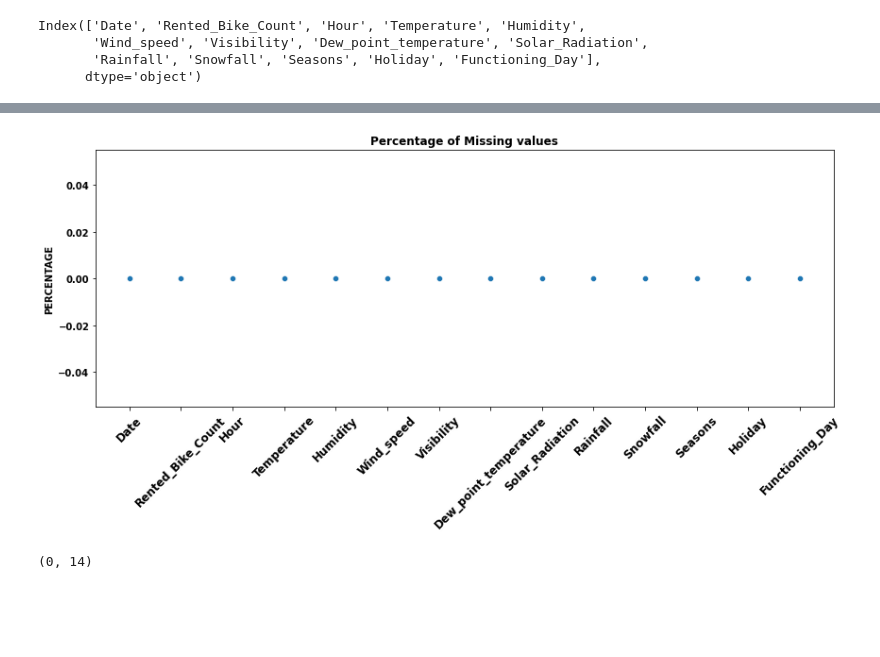
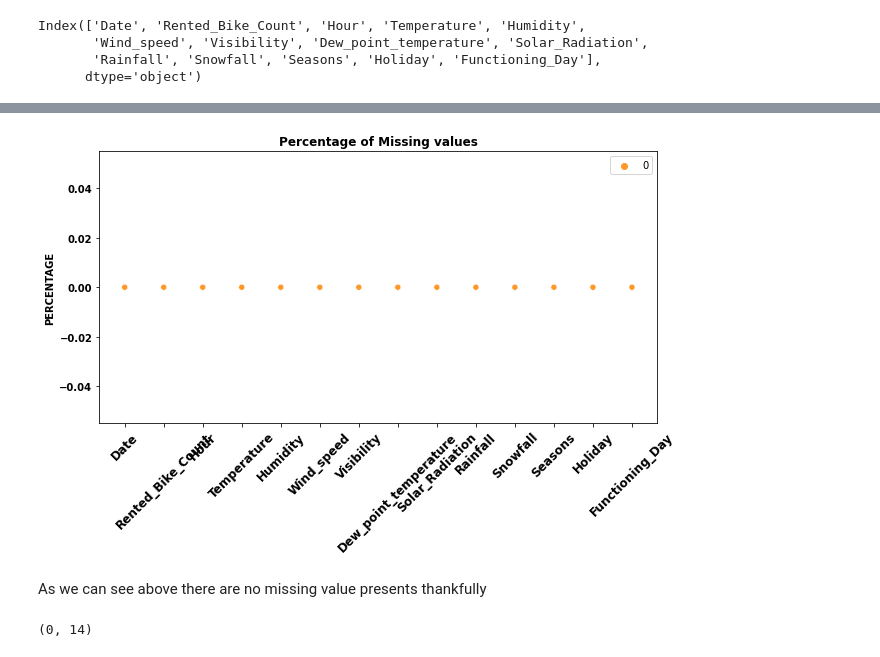
Before and after one commit to ShivaniThakur-19/Bike-Sharing-Demand-Prediction-Capstone-I, a Jupyter notebook: Bike_Sharing_Demand_Prediction_Capstone_Project.ipynb, the cells around one changed output, grey strips where cells are left out. Drawn from its saved outputs; the diff is of its cells as text; code cells hidden in the pictures; blank space fills up the shorter version.

```diff
--- a/Bike_Sharing_Demand_Prediction_Capstone_Project.ipynb
+++ b/Bike_Sharing_Demand_Prediction_Capstone_Project.ipynb
@@ -233,16 +251,17 @@ Index(['Date', 'Rented_Bike_Count', 'Hour', 'Temperature', 'Humidity',
 # %%
-# plot the scatterplot tp show missing values
-
+# plot the scatterplot to show missing values
 missing_values = pd.DataFrame((df.isna().sum()) * 100 / df.shape[0]).reset_index( )
-plt.figure(figsize = (14,5))
-ax = sns.scatterplot(df.columns , 0)
+plt.figure(figsize = (10,5))
+ax = sns.scatterplot(df.columns,0,hue=0, palette="YlOrBr")
 plt.xticks(rotation =45,fontsize =12,Weight='bold')
 plt.yticks(fontsize =10,Weight='bold')
 plt.title("Percentage of Missing values",Weight='bold')
 plt.ylabel("PERCENTAGE",Weight='bold')
 plt.show()
 # %% [output]
-[figure, old version]
+[figure, new version]
+# %% [markdown]
+As we can see above there are no missing value presents thankfully
 # %%
 # to know about duplicate data in our datasets
 
```
Also changed, not shown: parts of 107 cells of this notebook.
